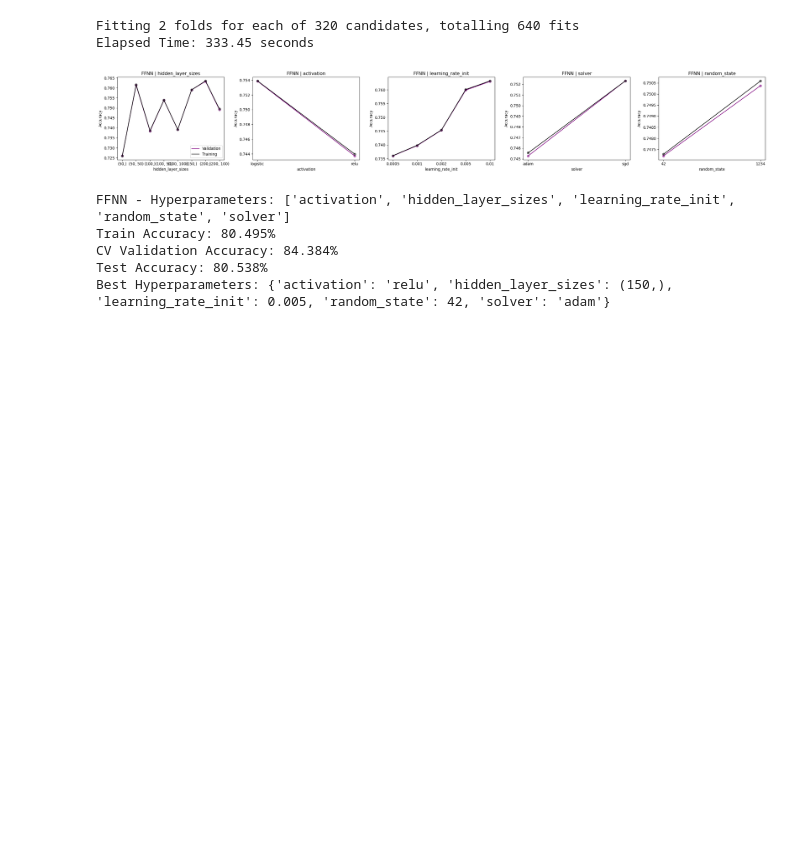
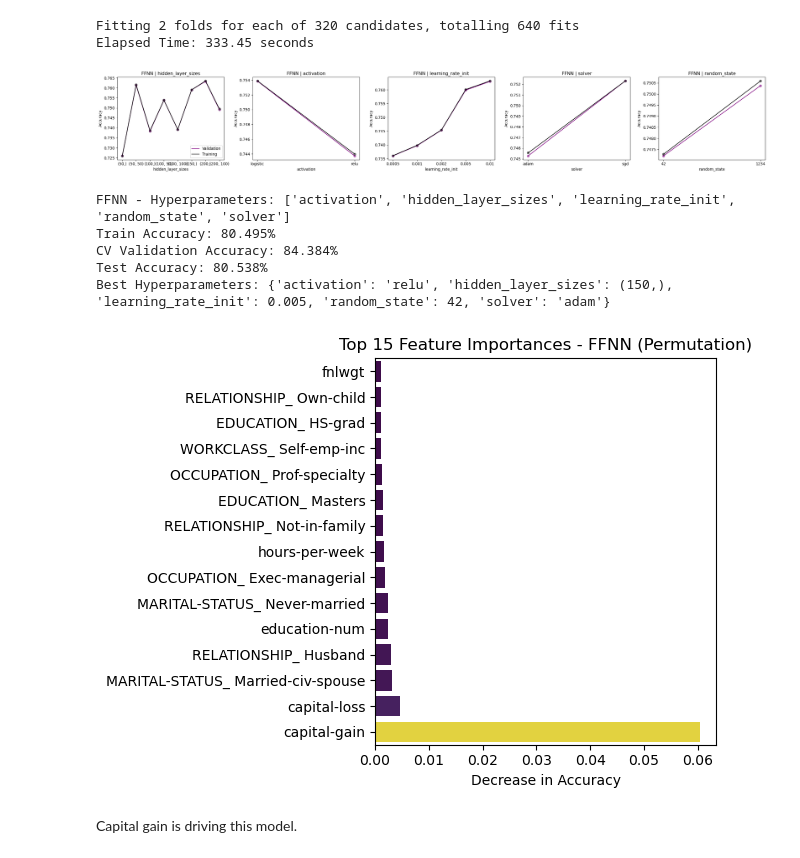
Before and after one commit to dimitris-markopoulos/trees-ensembles-neural-networks, a Jupyter notebook: 06_feed_forward_neural_networks.ipynb, the cells around one changed output. Saved outputs shown, nothing was run; the diff lists cells and outputs as text; code cells hidden in the pictures; blank space fills up the shorter version.

```diff
--- a/06_feed_forward_neural_networks.ipynb
+++ b/06_feed_forward_neural_networks.ipynb
@@ -41,3 +44,38 @@ Train Accuracy: 80.495%
 CV Validation Accuracy: 84.384%
 Test Accuracy: 80.538%
 Best Hyperparameters: {'activation': 'relu', 'hidden_layer_sizes': (150,), 'learning_rate_init': 0.005, 'random_state': 42, 'solver': 'adam'}
+# %%
+best_mlp = model.grid_search.best_estimator_
+
+r = permutation_importance(
+    best_mlp, model.X_ts, model.y_ts.values.ravel(),
+    n_repeats=10,
+    random_state=42,
+    scoring='accuracy'
+)
+# %%
+# get top k features
+k = 15
+importances = pd.Series(r.importances_mean, index=model.X_ts.columns)
+top_features = importances.sort_values(ascending=False).head(k)
+top_features_sorted = top_features.sort_values()
+
+sns.barplot(
+    x=top_features_sorted.values,
+    y=top_features_sorted.index,
+    hue=top_features_sorted.values,
+    dodge=False,
+    palette='viridis',
+    legend=False
+)
+
+plt.title(f"Top {k} Feature Importances - FFNN (Permutation)")
+plt.xlabel("Decrease in Accuracy")
+plt.ylabel("")
+plt.tight_layout()
+plt.savefig("media/ffnn_permutation_importance_top15_viz.png")
+plt.show()
+# %% [output]
+[figure, added]
+# %% [markdown]
+Capital gain is driving this model.
```
Also changed, not shown: parts of 1 cell of this notebook, 2 other files.
